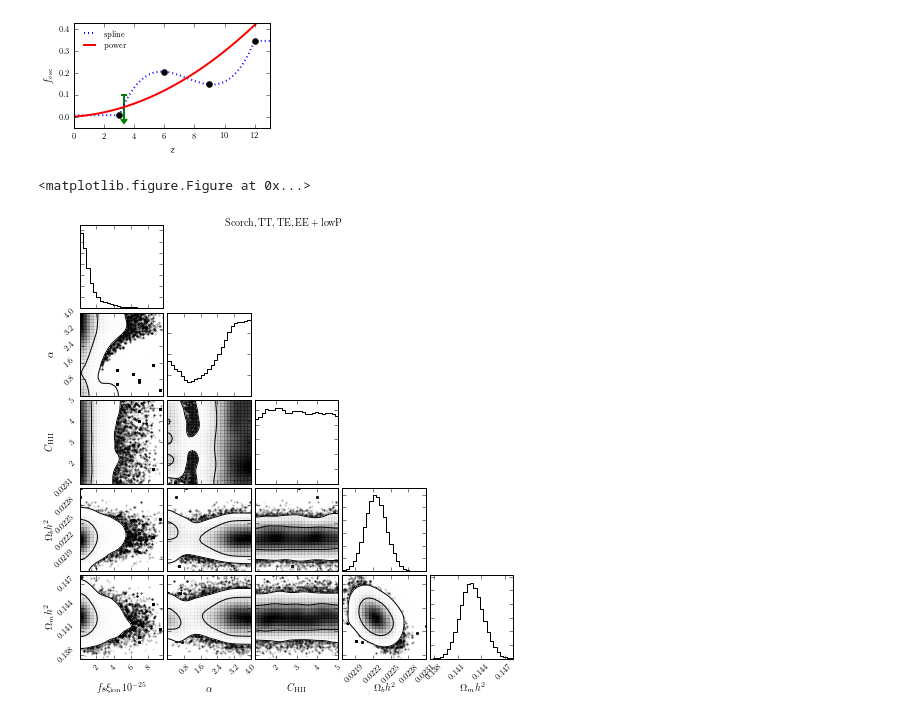
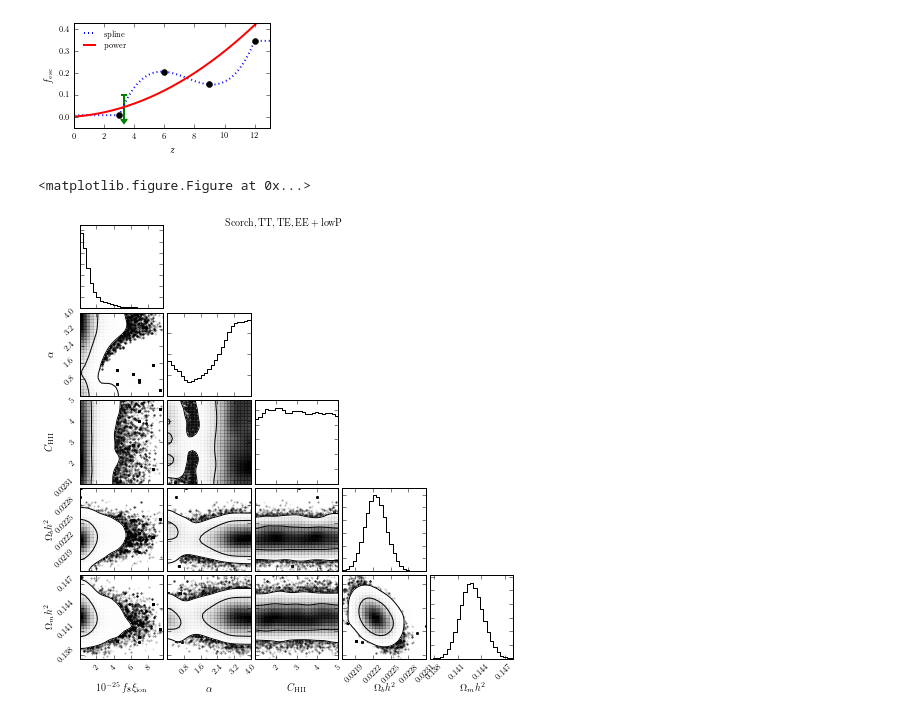
Before and after one commit to laynep/tau_calc_reion, a Jupyter notebook: data_postprocessing.ipynb, the cells around one changed output. Drawn from its saved outputs; the diff is of its cells as text; code cells hidden in the pictures.

```diff
--- a/data_postprocessing.ipynb
+++ b/data_postprocessing.ipynb
@@ -139,7 +139,9 @@ data = np.loadtxt(direct+'chain_power_TTTEEE.dat')
 params = load_params()
 plt.rcParams.update(params)
 
-to_plot = data[50000:,:]
+burnin = 50000
+
+to_plot = data[burnin:,:]
 to_plot2 = []
 xi_index = 4
 for here in to_plot:
@@ -164,35 +166,35 @@ params = load_params()
 fig = plt.figure(figsize=(inch_size, inch_size))
 #ax = fig.add_subplot(111)
 #plot_settings(size=246.0*2.0)
 
 corner.corner(to_plot,
                        figure=fig,
-                       labels=[r'$f_8 \xi_{\rm ion} 10^{-25}$', r'$\alpha$', r'$C_\mathrm{HII}$',
+                       labels=[r'$ 10^{-25} \, f_8 \xi_{\rm ion}$', r'$\alpha$', r'$C_\mathrm{HII}$',
                                r'$\Omega_b h^2$',r'$\Omega_m h^2$'],
                        levels=[0.68,0.95],
                        color=u'k',
                        smooth=1.75,
                        bins=25,
                        linewidth=2.0,
                        fontsize=13,
                        figsize = (inch_size, inch_size),
                        cmap='Blues',
                        smooth1d=1.25)
 
 fig = plt.gcf()
 fig.set_size_inches(inch_size, inch_size)
 #fig.savefig('test2png.png', dpi=100)
 
 fig.suptitle(r'${\rm Scorch, TT,TE,EE+lowP}$')
 
 
 save=True
 if save:
     direct='/Users/laynep/work/papers/reionization/plots/'
     plt.savefig(direct+'corner_power_TTTEEE_Scorch.pdf')
 # %% [output]
 <matplotlib.figure.Figure at 0x...>
-[figure, old version]
+[figure, new version]
 # %%
 #Reduced triangle plots for alt power law model
 
```
Also changed, not shown: parts of 7 cells of this notebook, 4 other files.
